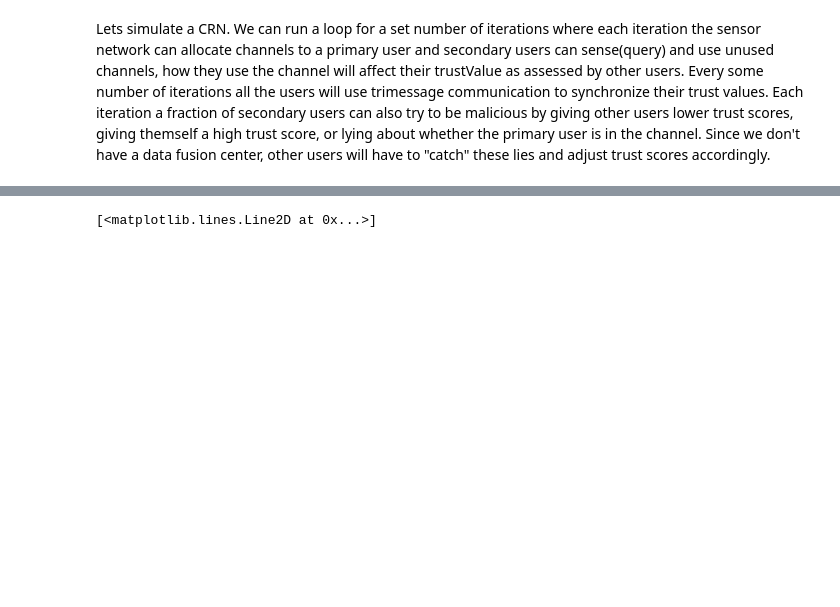
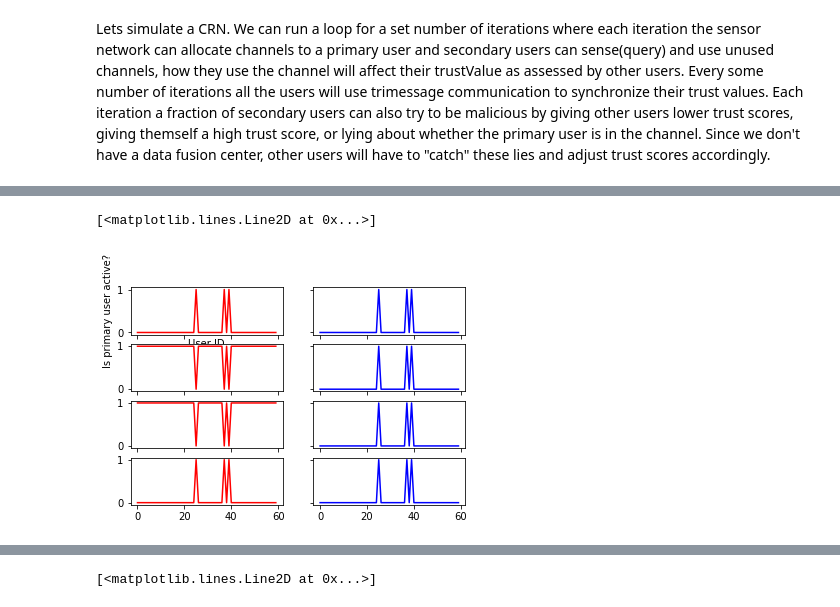
Before and after one commit to nathanbwoods/CSE812-Project, a Jupyter notebook: src/CRN Simulator.ipynb, the cells around one changed output, grey strips where cells are left out. Drawn from its saved outputs; the diff is of its cells as text; code cells hidden in the pictures; blank space fills up the shorter version.

```diff
--- a/src/CRN Simulator.ipynb
+++ b/src/CRN Simulator.ipynb
@@ -624,0 +366,20 @@ ax[3][1].plot(x, data[50,0:10,0], c = "b")
+# %%
+#primary user active beliefs for specific iterations
+data = net.get_data()
+x = np.arange(0, 60)
+fig, ax = plt.subplots(4, 2, sharex='col', sharey='row')
+ax[0][0].set_xlabel('User ID')
+ax[0][0].set_ylabel('Is primary user active?')
+
+ax[0][0].plot(x, data[0:60,0,1], c = "r")
+ax[0][1].plot(x, data[0:60,1,1], c = "b")
+ax[1][0].plot(x, data[0:60,2,1], c = "r")
+ax[1][1].plot(x, data[0:60,3,1], c = "b")
+
+ax[2][0].plot(x, data[0:60,4,1], c = "r")
+ax[2][1].plot(x, data[0:60,5,1], c = "b")
+ax[3][0].plot(x, data[0:60,6,1], c = "r")
+ax[3][1].plot(x, data[0:60,7,1], c = "b")
+# %% [output]
+[<matplotlib.lines.Line2D at 0x...>]
+[figure, added]
```
Also changed, not shown: parts of 13 cells of this notebook.
